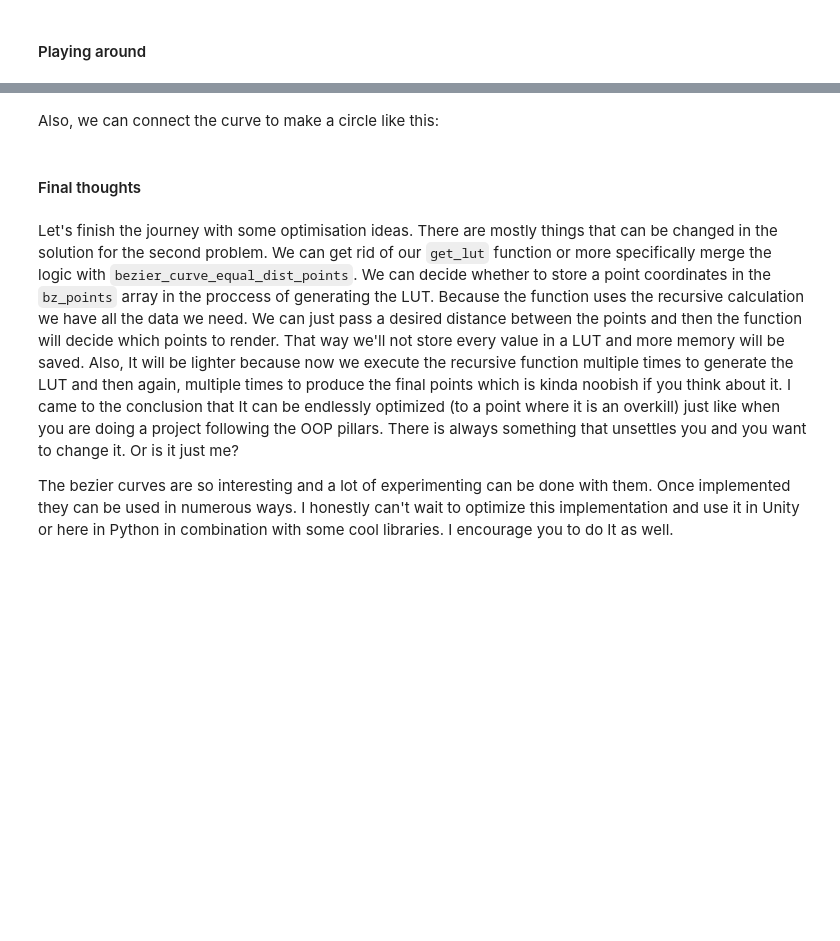
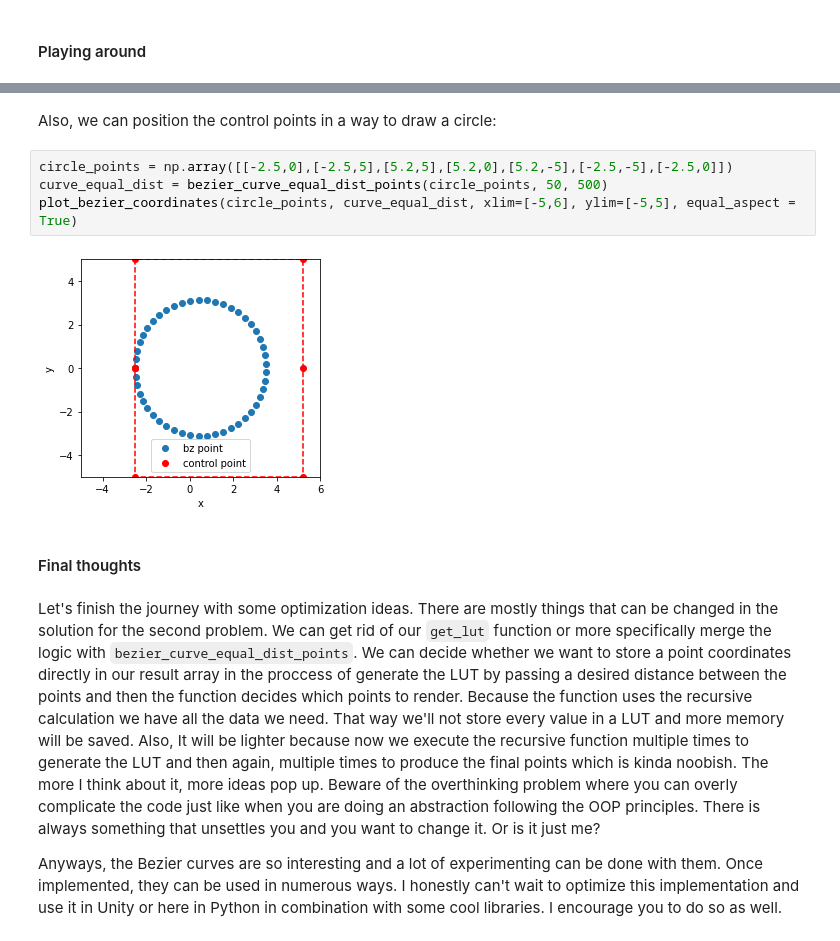
Before and after one commit to alexcvetanov4445/BezierCurves, a Jupyter notebook: BezierCurves.ipynb, the cells around one changed output, grey strips where cells are left out. Drawn from its saved outputs; the diff is of its cells as text; blank space fills up the shorter version.

```diff
--- a/BezierCurves.ipynb
+++ b/BezierCurves.ipynb
@@ -459,8 +476,14 @@ What's the point of making these things if we don't play with them a bit. Howeve
 # %% [markdown]
-Also, we can connect the curve to make a circle like this:
+Also, we can position the control points in a way to draw a circle:
+# %%
+circle_points = np.array([[-2.5,0],[-2.5,5],[5.2,5],[5.2,0],[5.2,-5],[-2.5,-5],[-2.5,0]])
+curve_equal_dist = bezier_curve_equal_dist_points(circle_points, 50, 500)
+plot_bezier_coordinates(circle_points, curve_equal_dist, xlim=[-5,6], ylim=[-5,5], equal_aspect = True)
+# %% [output]
+[figure, added]
 # %% [markdown]
 #### Final thoughts
 # %% [markdown]
-Let's finish the journey with some optimisation ideas. There are mostly things that can be changed in the solution for the  second problem. We can get rid of our `get_lut` function or more specifically merge the logic with `bezier_curve_equal_dist_points`. We can decide whether to store a point coordinates in the `bz_points` array in the proccess of generating the LUT. Because the function uses the recursive calculation we have all the data we need. We can just pass a desired distance between the points and then the function will decide which points to render. That way we'll not store every value in a LUT and more memory will be saved. Also, It will be lighter because now we execute the recursive function multiple times to generate the LUT and then again, multiple times to produce the final points which is kinda noobish if you think about it. I came to the conclusion that It can be endlessly optimized (to a point where it is an overkill) just like when you are doing a project following the OOP pillars. There is always something that unsettles you and you want to change it. Or is it just me?
+Let's finish the journey with some optimization ideas. There are mostly things that can be changed in the solution for the  second problem. We can get rid of our `get_lut` function or more specifically merge the logic with `bezier_curve_equal_dist_points`. We can decide whether we want to store a point coordinates directly in our result array in the proccess of generate the LUT by passing a desired distance between the points and then the function decides which points to render. Because the function uses the recursive calculation we have all the data we need. That way we'll not store every value in a LUT and more memory will be saved. Also, It will be lighter because now we execute the recursive function multiple times to generate the LUT and then again, multiple times to produce the final points which is kinda noobish. The more I think about it, more ideas pop up. Beware of the overthinking problem where you can overly complicate the code just like when you are doing an abstraction following the OOP principles. There is always something that unsettles you and you want to change it. Or is it just me?
 
-The bezier curves are so interesting and a lot of experimenting can be done with them. Once implemented they can be used in numerous ways. I honestly can't wait to optimize this implementation and use it in Unity or here in Python in combination with some cool libraries. I encourage you to do It as well.
+Anyways, the Bezier curves are so interesting and a lot of experimenting can be done with them. Once implemented, they can be used in numerous ways. I honestly can't wait to optimize this implementation and use it in Unity or here in Python in combination with some cool libraries. I encourage you to do so as well.
```
Also changed, not shown: parts of 23 cells of this notebook.
